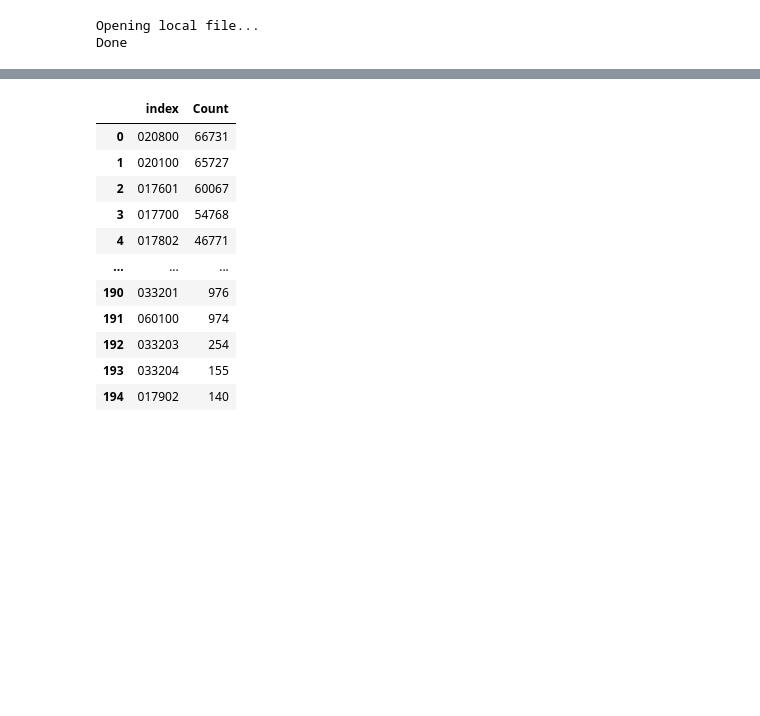
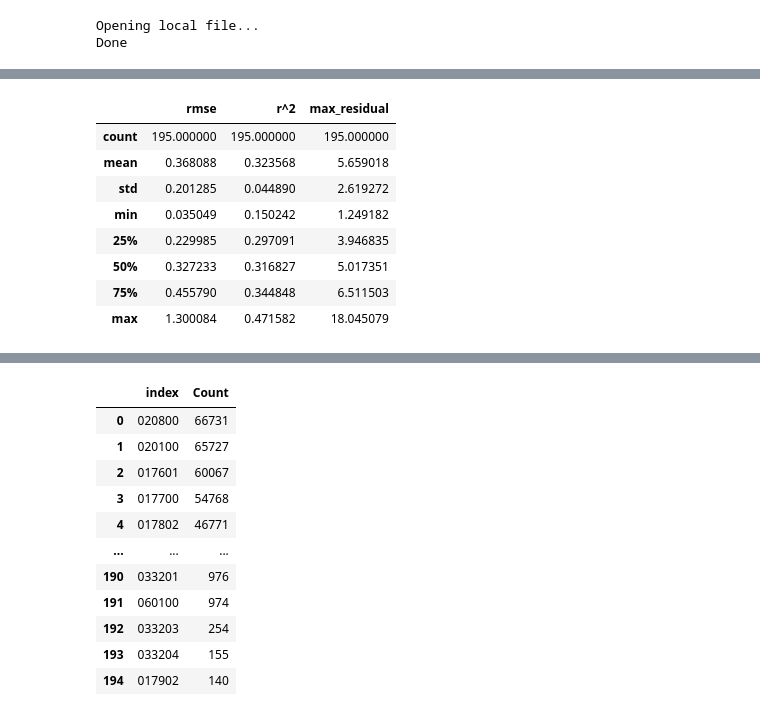
Before and after one commit to peter-amerkhanian/San-Francisco-Service-Analysis, a Jupyter notebook: peter_census_sandbox.ipynb, the cells around one changed output, grey strips where cells are left out. Saved outputs shown, nothing was run; the diff lists cells and outputs as text; code cells hidden in the pictures; blank space fills up the shorter version.

```diff
--- a/peter_census_sandbox.ipynb
+++ b/peter_census_sandbox.ipynb
@@ -83,0 +347,12 @@ jointracts = gpd.sjoin(left_df=gdf,
+# %%
+performance_with_shape.describe()
+# %% [output]
+|  | rmse | r^2 | max_residual |
+| count | 195.000000 | 195.000000 | 195.000000 |
+| mean | 0.368088 | 0.323568 | 5.659018 |
+| std | 0.201285 | 0.044890 | 2.619272 |
+| min | 0.035049 | 0.150242 | 1.249182 |
+| 25% | 0.229985 | 0.297091 | 3.946835 |
+| 50% | 0.327233 | 0.316827 | 5.017351 |
+| 75% | 0.455790 | 0.344848 | 6.511503 |
+| max | 1.300084 | 0.471582 | 18.045079 |
```
Also changed, not shown: parts of 28 cells of this notebook, 12 other files.
